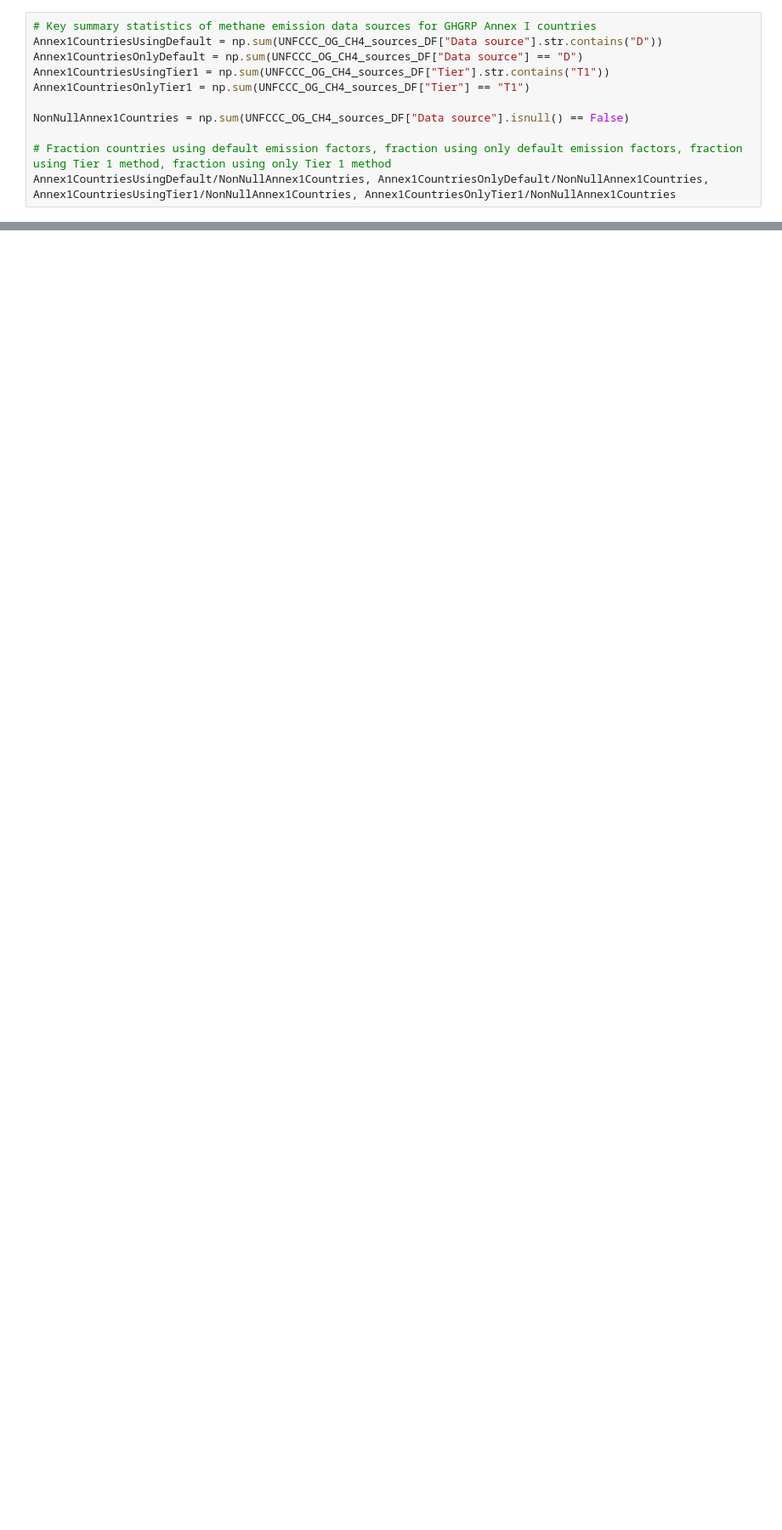
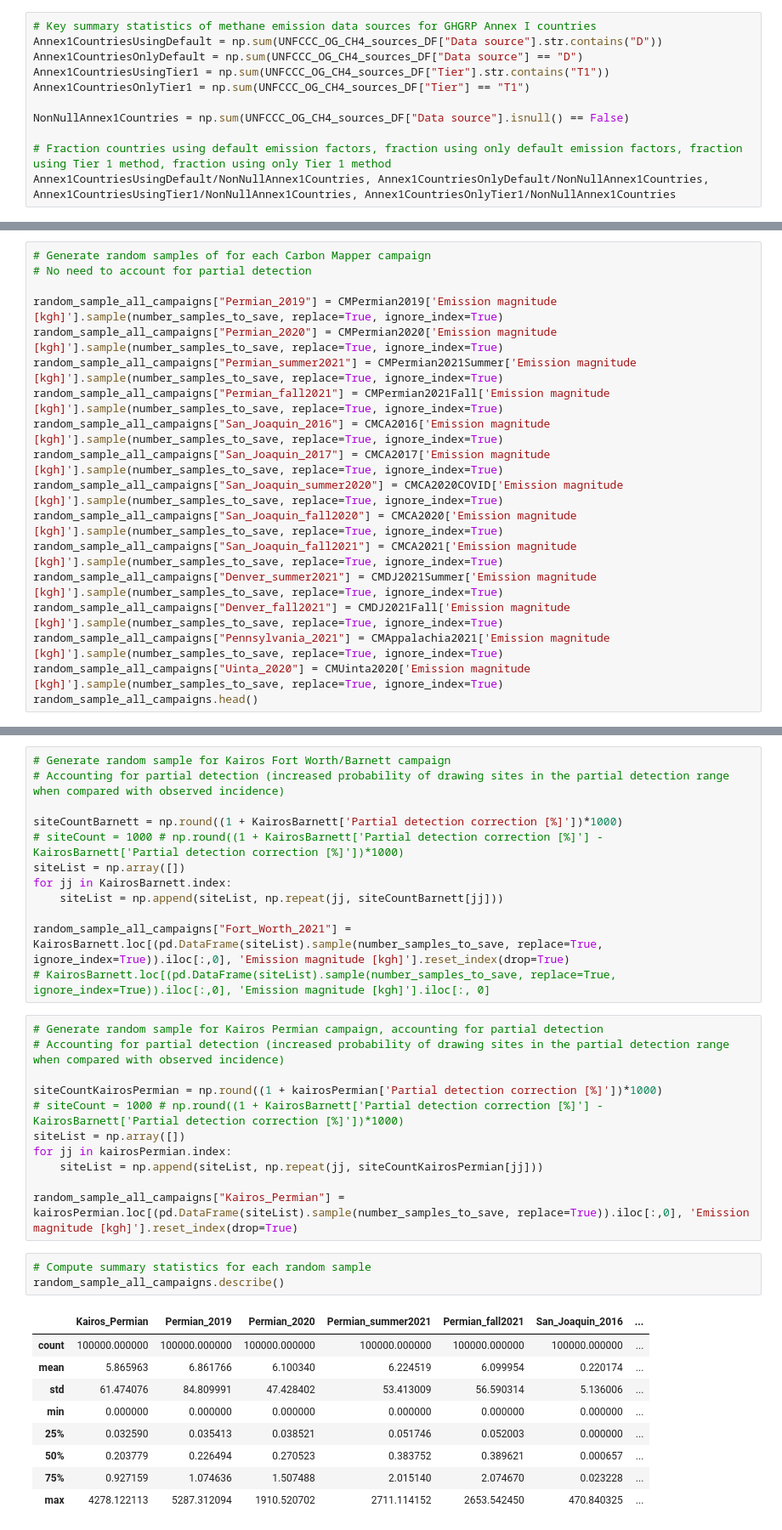
Before and after one commit to esherwin/MethaneDistributionsPublished, a Jupyter notebook: DistributionsMain.ipynb, the cells around one changed output, grey strips where cells are left out. Shown at 85% size. Saved outputs shown, nothing was run; the diff lists cells and outputs as text; blank space fills up the shorter version.

```diff
--- a/DistributionsMain.ipynb
+++ b/DistributionsMain.ipynb
@@ -1686,0 +1708,18 @@ Annex1CountriesUsingDefault/NonNullAnnex1Countries, Annex1CountriesOnlyDefault/N
+# %%
+# Generate random samples of for each Carbon Mapper campaign
+# No need to account for partial detection
+
+random_sample_all_campaigns["Permian_2019"] = CMPermian2019['Emission magnitude [kgh]'].sample(number_samples_to_save, replace=True, ignore_index=True)
+random_sample_all_campaigns["Permian_2020"] = CMPermian2020['Emission magnitude [kgh]'].sample(number_samples_to_save, replace=True, ignore_index=True)
+random_sample_all_campaigns["Permian_summer2021"] = CMPermian2021Summer['Emission magnitude [kgh]'].sample(number_samples_to_save, replace=True, ignore_index=True)
+random_sample_all_campaigns["Permian_fall2021"] = CMPermian2021Fall['Emission magnitude [kgh]'].sample(number_samples_to_save, replace=True, ignore_index=True)
+random_sample_all_campaigns["San_Joaquin_2016"] = CMCA2016['Emission magnitude [kgh]'].sample(number_samples_to_save, replace=True, ignore_index=True)
+random_sample_all_campaigns["San_Joaquin_2017"] = CMCA2017['Emission magnitude [kgh]'].sample(number_samples_to_save, replace=True, ignore_index=True)
+random_sample_all_campaigns["San_Joaquin_summer2020"] = CMCA2020COVID['Emission magnitude [kgh]'].sample(number_samples_to_save, replace=True, ignore_index=True)
+random_sample_all_campaigns["San_Joaquin_fall2020"] = CMCA2020['Emission magnitude [kgh]'].sample(number_samples_to_save, replace=True, ignore_index=True)
+random_sample_all_campaigns["San_Joaquin_fall2021"] = CMCA2021['Emission magnitude [kgh]'].sample(number_samples_to_save, replace=True, ignore_index=True)
+random_sample_all_campaigns["Denver_summer2021"] = CMDJ2021Summer['Emission magnitude [kgh]'].sample(number_samples_to_save, replace=True, ignore_index=True)
+random_sample_all_campaigns["Denver_fall2021"] = CMDJ2021Fall['Emission magnitude [kgh]'].sample(number_samples_to_save, replace=True, ignore_index=True)
+random_sample_all_campaigns["Pennsylvania_2021"] = CMAppalachia2021['Emission magnitude [kgh]'].sample(number_samples_to_save, replace=True, ignore_index=True)
+random_sample_all_campaigns["Uinta_2020"] = CMUinta2020['Emission magnitude [kgh]'].sample(number_samples_to_save, replace=True, ignore_index=True)
+random_sample_all_campaigns.head()
@@ -1686,0 +1733,36 @@ Annex1CountriesUsingDefault/NonNullAnnex1Countries, Annex1CountriesOnlyDefault/N
+# %%
+# Generate random sample for Kairos Fort Worth/Barnett campaign
+# Accounting for partial detection (increased probability of drawing sites in the partial detection range when compared with observed incidence)
+
+siteCountBarnett = np.round((1 + KairosBarnett['Partial detection correction [%]'])*1000)
+# siteCount = 1000 # np.round((1 + KairosBarnett['Partial detection correction [%]'] - KairosBarnett['Partial detection correction [%]'])*1000)
+siteList = np.array([])
+for jj in KairosBarnett.index:
+    siteList = np.append(siteList, np.repeat(jj, siteCountBarnett[jj]))
+
+random_sample_all_campaigns["Fort_Worth_2021"] = KairosBarnett.loc[(pd.DataFrame(siteList).sample(number_samples_to_save, replace=True, ignore_index=True)).iloc[:,0], 'Emission magnitude [kgh]'].reset_index(drop=True)
+# KairosBarnett.loc[(pd.DataFrame(siteList).sample(number_samples_to_save, replace=True, ignore_index=True)).iloc[:,0], 'Emission magnitude [kgh]'].iloc[:, 0]
+# %%
+# Generate random sample for Kairos Permian campaign, accounting for partial detection
+# Accounting for partial detection (increased probability of drawing sites in the partial detection range when compared with observed incidence)
+
+siteCountKairosPermian = np.round((1 + kairosPermian['Partial detection correction [%]'])*1000)
+# siteCount = 1000 # np.round((1 + KairosBarnett['Partial detection correction [%]'] - KairosBarnett['Partial detection correction [%]'])*1000)
+siteList = np.array([])
+for jj in kairosPermian.index:
+    siteList = np.append(siteList, np.repeat(jj, siteCountKairosPermian[jj]))
+
+random_sample_all_campaigns["Kairos_Permian"] = kairosPermian.loc[(pd.DataFrame(siteList).sample(number_samples_to_save, replace=True)).iloc[:,0], 'Emission magnitude [kgh]'].reset_index(drop=True)
+# %%
+# Compute summary statistics for each random sample
+random_sample_all_campaigns.describe()
+# %% [output]
+|  | Kairos_Permian | Permian_2019 | Permian_2020 | Permian_summer2021 | Permian_fall2021 | San_Joaquin_2016 | ... |
+| count | 100000.000000 | 100000.000000 | 100000.000000 | 100000.000000 | 100000.000000 | 100000.000000 | ... |
+| mean | 5.865963 | 6.861766 | 6.100340 | 6.224519 | 6.099954 | 0.220174 | ... |
+| std | 61.474076 | 84.809991 | 47.428402 | 53.413009 | 56.590314 | 5.136006 | ... |
+| min | 0.000000 | 0.000000 | 0.000000 | 0.000000 | 0.000000 | 0.000000 | ... |
+| 25% | 0.032590 | 0.035413 | 0.038521 | 0.051746 | 0.052003 | 0.000000 | ... |
+| 50% | 0.203779 | 0.226494 | 0.270523 | 0.383752 | 0.389621 | 0.000657 | ... |
+| 75% | 0.927159 | 1.074636 | 1.507488 | 2.015140 | 2.074670 | 0.023228 | ... |
+| max | 4278.122113 | 5287.312094 | 1910.520702 | 2711.114152 | 2653.542450 | 470.840325 | ... |
```
Also changed, not shown: parts of 6 cells of this notebook, 1 other file.
